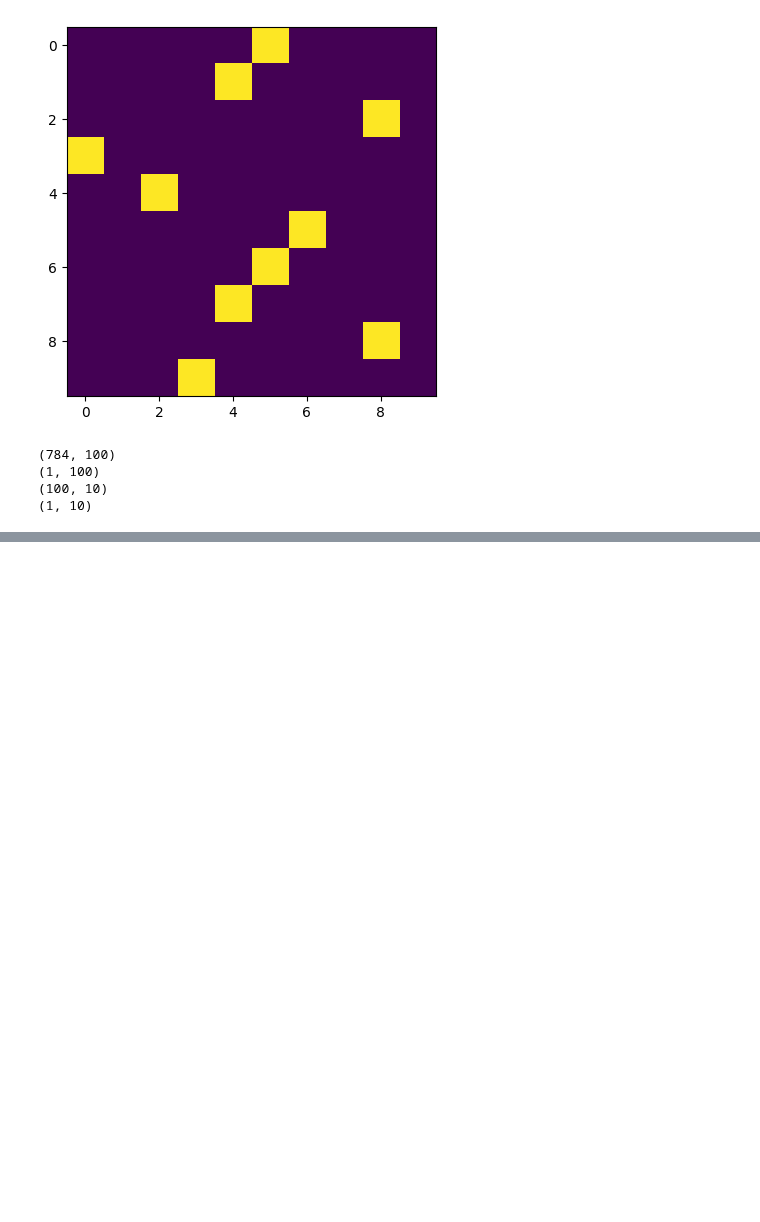
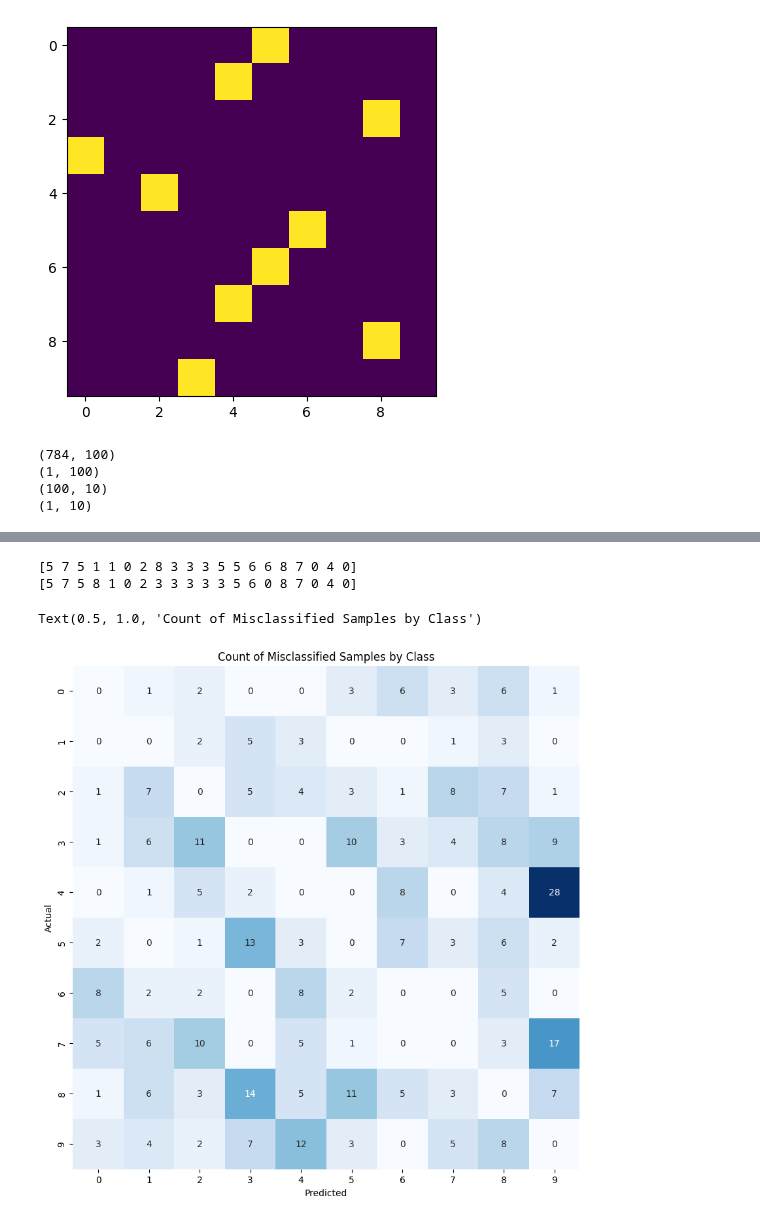
Before and after one commit to shane-kercheval/neural-networks, a Jupyter notebook: multilayer_perceptron/numpy_mlp_mnist.ipynb, the cells around one changed output, grey strips where cells are left out. Cells and saved outputs as stored; diff of their text form; code cells hidden in the pictures; blank space fills up the shorter version.

Commit message:
updated with graphs

```diff
--- a/multilayer_perceptron/numpy_mlp_mnist.ipynb
+++ b/multilayer_perceptron/numpy_mlp_mnist.ipynb
@@ -283,5 +293,3 @@ plt.show()
-# %%
-y_test = np.array([one_hot_encode(i) for i in y_test])
 # %%
 # test the model
 A2, _ = forward_pass(x_test, params)
@@ -294,0 +307,21 @@ accuracy = (predictions == actual).mean()
+# %%
+print(predictions[0:20])
+print(actual[0:20])
+# %% [output]
+[5 7 5 1 1 0 2 8 3 3 3 5 5 6 6 8 7 0 4 0]
+[5 7 5 8 1 0 2 3 3 3 3 3 5 6 0 8 7 0 4 0]
+# %%
+from sklearn.metrics import confusion_matrix
+import seaborn as sns
+
+cm = confusion_matrix(actual, predictions)
+# remove the diagonal values (correct predictions) for better visualization
+np.fill_diagonal(cm, 0)
+fig = plt.figure(figsize=(OUTPUT_SIZE, OUTPUT_SIZE))
+sns.heatmap(cm, annot=True, fmt='d', cmap='Blues', cbar=False)
+plt.xlabel('Predicted')
+plt.ylabel('Actual')
+plt.title('Count of Misclassified Samples by Class')
+# %% [output]
+Text(0.5, 1.0, 'Count of Misclassified Samples by Class')
+[figure, added]
```
Also changed, not shown: parts of 5 cells of this notebook, 3 other files.
